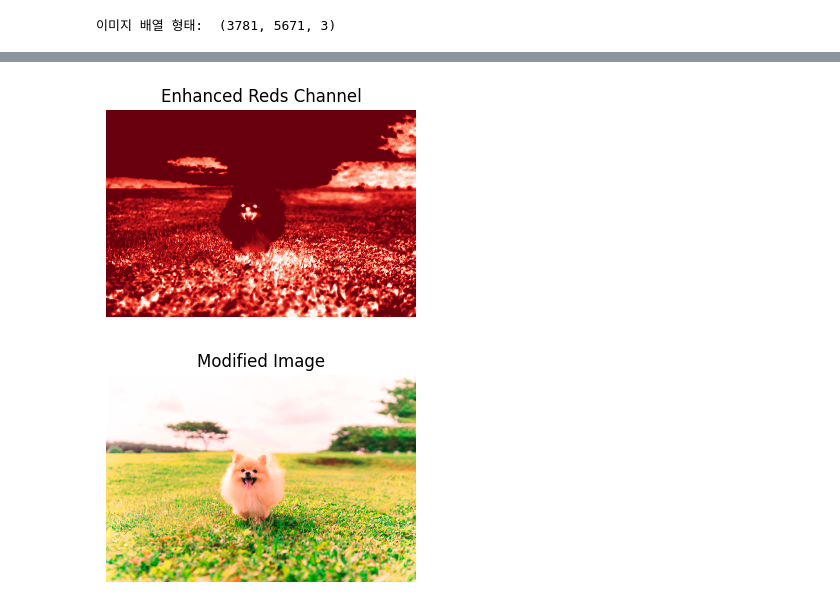
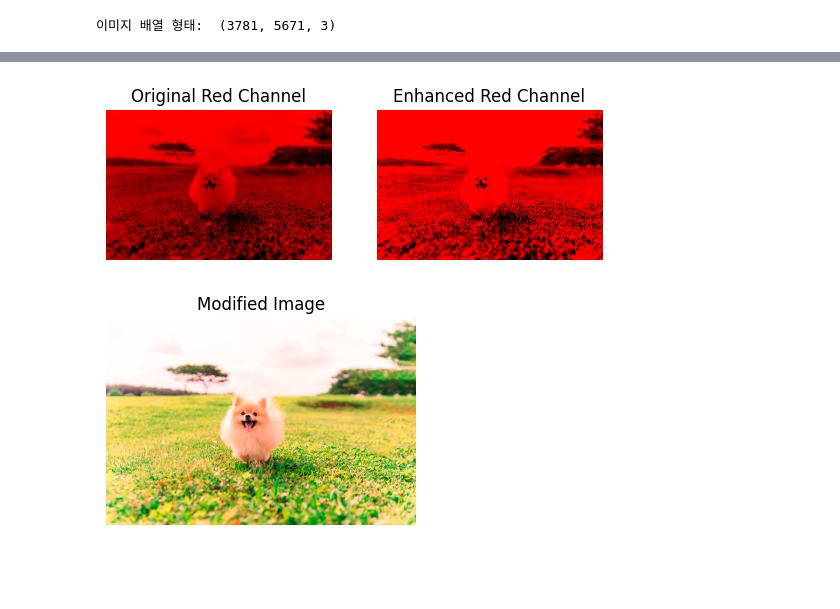
Before and after one commit to stat6503/PP2025, a Jupyter notebook: 4_3_matplotlib.ipynb, the cells around one changed output, grey strips where cells are left out. Saved outputs shown, nothing was run; the diff lists cells and outputs as text; code cells hidden in the pictures; blank space fills up the shorter version.

```diff
--- a/4_3_matplotlib.ipynb
+++ b/4_3_matplotlib.ipynb
@@ -347,0 +361,21 @@ b = img_array[:, :, 2]
+# %%
+# 특정 채널만 교체하고, 나머지 채널은 0으로 만드는 함수
+def isolate_channel(img_array, channel_idx, channel_array):
+    """
+    원본 이미지를 복사한 뒤,
+    지정한 채널만 channel_data 값으로 바꾸고
+    나머지 채널은 0으로 설정해서 반환하는 함수
+
+    Args:
+        img_array (ndarray): 원본 이미지 배열 (H, W, 3)
+        channel_idx (int): 변경할 채널 인덱스 (0: R, 1: G, 2: B)
+        channel_array (ndarray): 교체할 채널 배열 (H, W)
+
+    Returns:
+        ndarray: 채널이 교체되고 나머지는 0인 이미지
+    """
+    img_copy = img_array.copy()
+    img_copy[:, :, :] = 0
+    img_copy[:, :, channel_idx] = channel_array
+
+    return img_copy
@@ -348,15 +400,23 @@ b = img_array[:, :, 2]
 # %%
-# 채널별 조작 : 빨강 채널 강조
+# 특정 채널 강조 : Red Channel
 # np.clip() : 넘파이 배열의 값들을 지정한 최소값, 최대값 사이로 제한하는 함수
-# np.uint8 : 8비트 부호없는 정수형(unsigned 8-bit integer)
 r_enhanced = np.clip(r * 1.5, 0, 255).astype(np.uint8)
 
-plt.figure(figsize=(4, 4))
-plt.imshow(r_enhanced, cmap="Reds")
-plt.title('Enhanced Reds Channel')
+img_red_original = isolate_channel(img_array, 0, r)
+img_red_enhanced = isolate_channel(img_array, 0, r_enhanced)
+
+plt.subplot(1, 2, 1)
+plt.imshow(img_red_original)
+plt.title('Original Red Channel')
 plt.axis('off')
+
+plt.subplot(1, 2, 2)
+plt.imshow(img_red_enhanced)
+plt.title('Enhanced Red Channel')
+plt.axis('off')
+
 plt.show()
 # %% [output]
-[figure, old version]
+[figure, new version]
 # %%
 # 채널 합성
```
Also changed, not shown: parts of 25 cells of this notebook, 19 other files.
